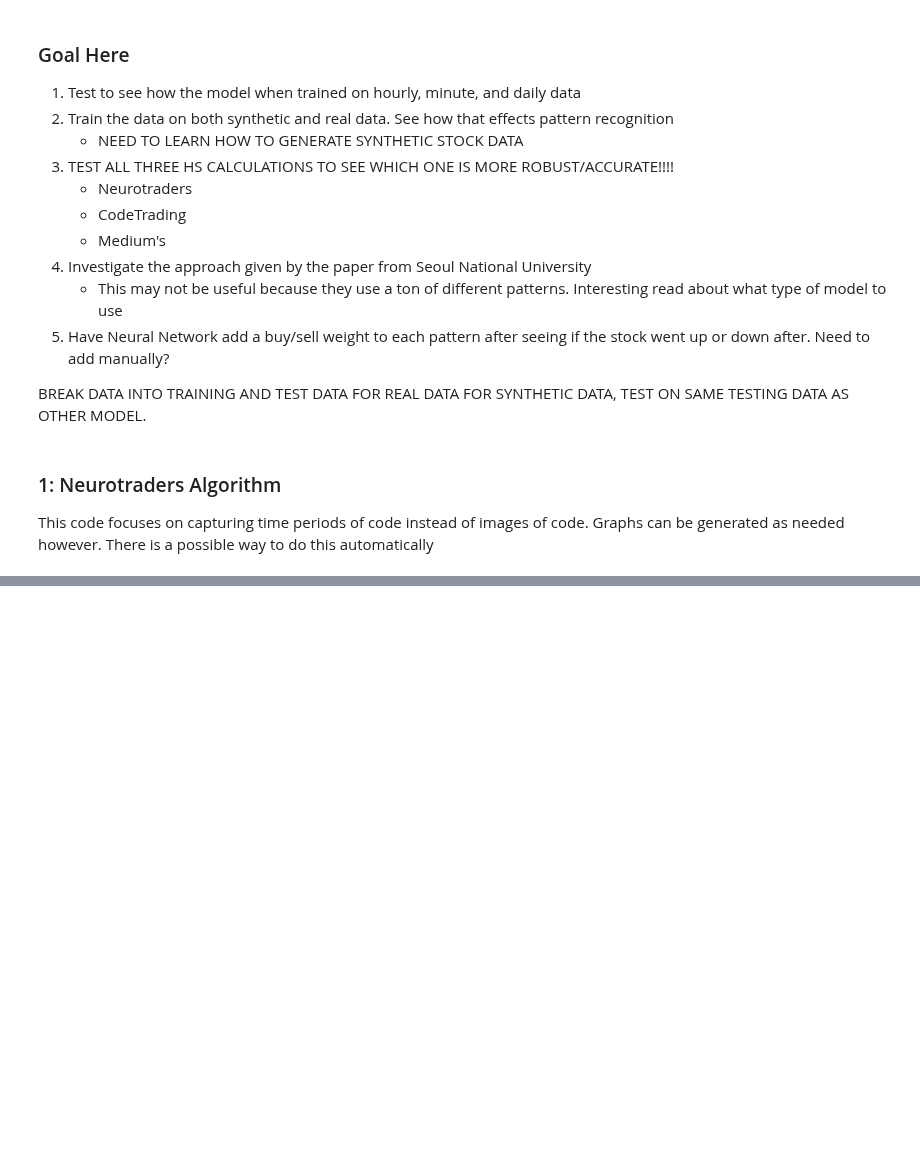
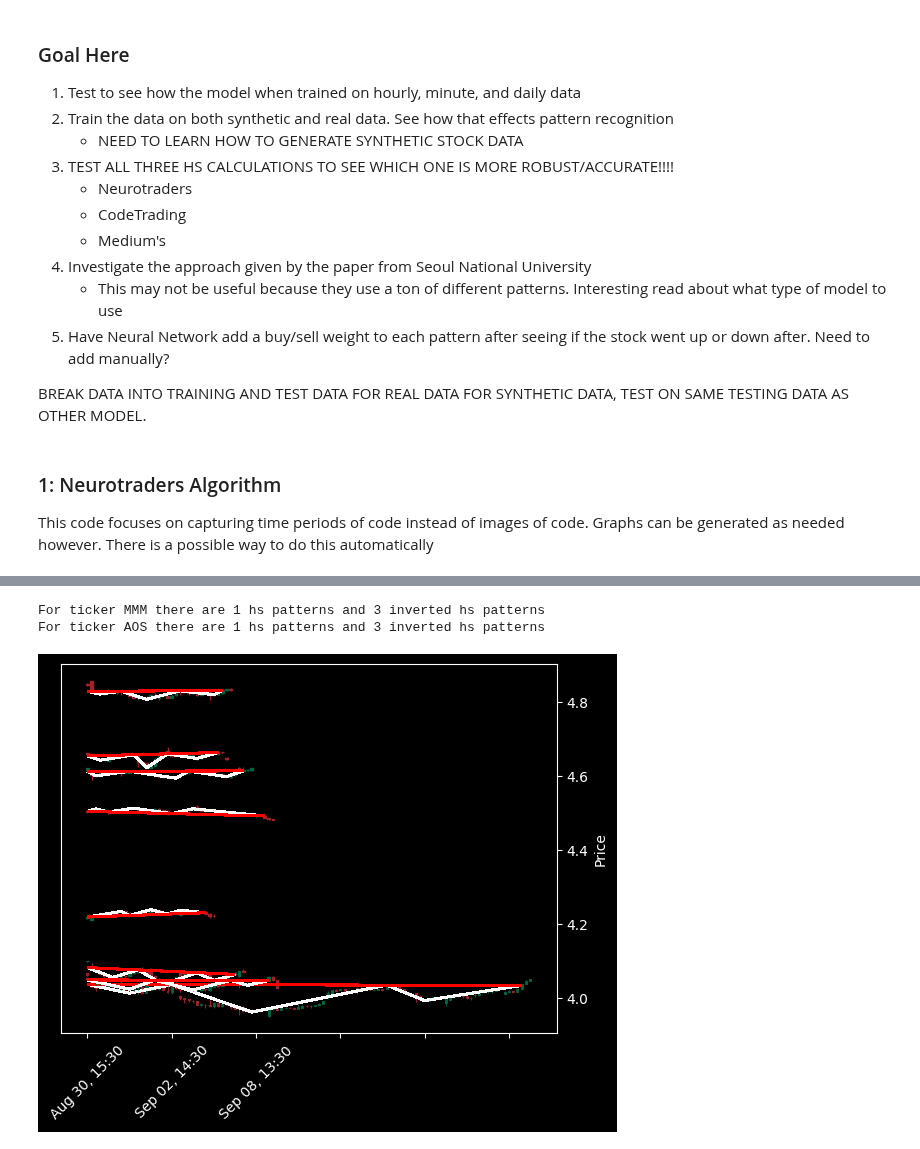
Before and after one commit to tcarlucc/machine-learning-final, a Jupyter notebook: reversal_patterns.ipynb, the cells around one changed output, grey strips where cells are left out. Drawn from its saved outputs; the diff is of its cells as text; code cells hidden in the pictures; blank space fills up the shorter version.

```diff
--- a/reversal_patterns.ipynb
+++ b/reversal_patterns.ipynb
@@ -196,3 +215,24 @@ For ticker MMM there are 1 hs patterns and 3 inverted hs patterns
+# %%
+for ticker in l_yf_top500_norm:
+    num_hs = len(l_yf_top500_norm[ticker][1])
+    num_ihs = len(l_yf_top500_norm[ticker][2])
+
+    print(f"For ticker {ticker} there are {num_hs} hs patterns and "
+              f"{num_ihs} inverted hs patterns")
+
+    for i in range(num_hs):
+        candle_data = l_yf_top500_norm[ticker][0]
+        pat = l_yf_top500_norm[ticker][1][i]
+        plot_hs(candle_data, ticker, pat)
+
+    for i in range(num_ihs):
+        candle_data = l_yf_top500_norm[ticker][0]
+        pat = l_yf_top500_norm[ticker][2][i]
+        plot_hs(candle_data, ticker, pat)
+# %% [output]
+For ticker MMM there are 1 hs patterns and 3 inverted hs patterns
+For ticker AOS there are 1 hs patterns and 3 inverted hs patterns
+[figure, added]
 # %%
 # Select the data from the dataframe using the ticker name as a key
 # Get the hs pattern
```
Also changed, not shown: parts of 6 cells of this notebook, 3 other files.
